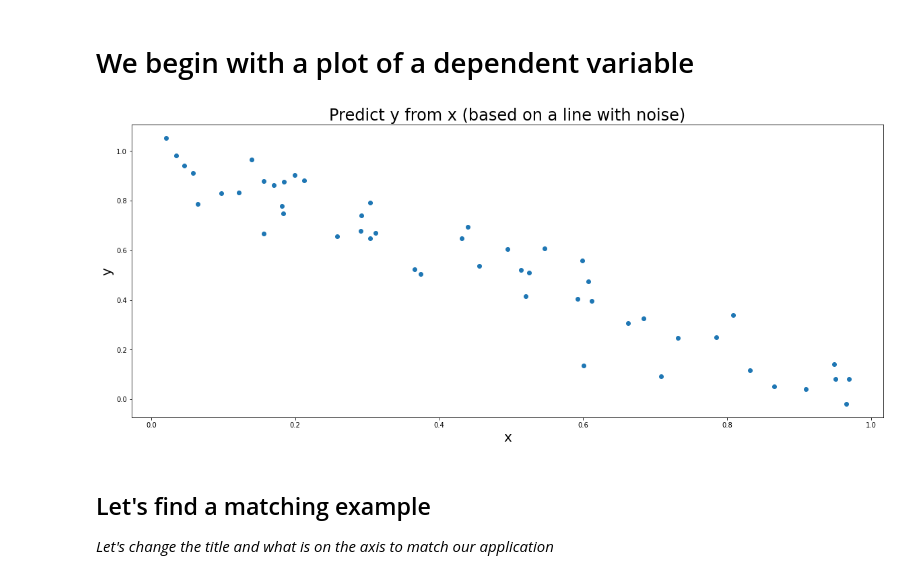
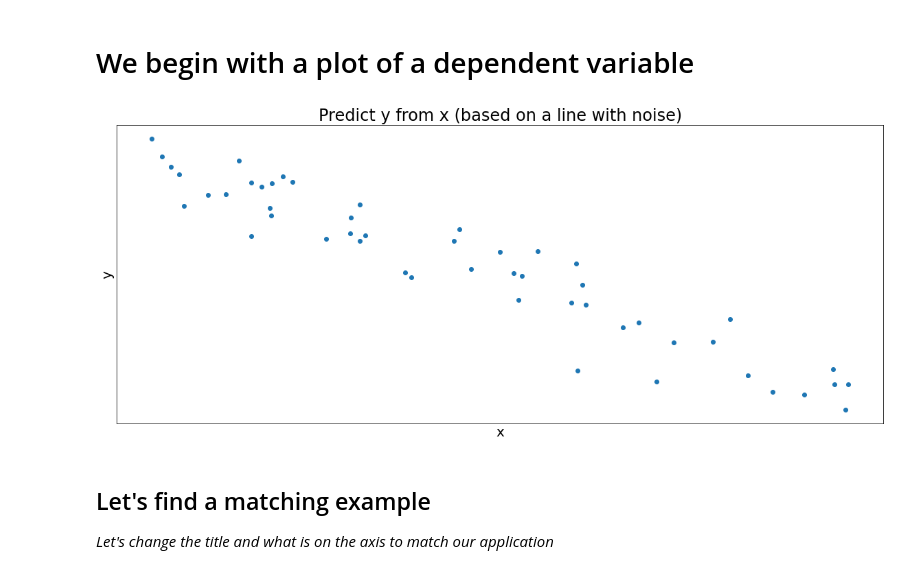
Before and after one commit to DJCordhose/deep-learning-crash-course-notebooks, a Jupyter notebook: tf-v2/live-coding-intro-twitch.ipynb, the cells around one changed output. Drawn from its saved outputs; the diff is of its cells as text; code cells hidden in the pictures.

```diff
--- a/tf-v2/live-coding-intro-twitch.ipynb
+++ b/tf-v2/live-coding-intro-twitch.ipynb
@@ -48,32 +48,36 @@ mpl.rcParams['axes.labelsize'] = 20
 # %%
 #@title A noisy line of shape y = m*x + b { run: "auto", display-mode: "form" }
 
 # https://colab.research.google.com/notebooks/forms.ipynb
 
 n = 50 #@param {type:"slider", min:10, max:500, step:1}
 m = -1 #@param {type:"slider", min:-10, max:10, step: 0.1}
 b = 1 #@param {type:"slider", min:-10, max:10, step: 0.1}
 
 noise_level = 0.1 #@param {type:"slider", min:0.0, max:1.0, step:0.1}
 
 title = 'Predict y from x (based on a line with noise)' #@param {type:"string"}
 x_label = 'x' #@param {type:"string"}
 y_label = 'y' #@param {type:"string"}
 
 import numpy as np
 np.random.seed(42)
 
 # sort is not necessary, but makes x easier to understand
 x = np.sort(np.random.uniform(0, 1, n))
 y = m*x+b + np.random.normal(0, noise_level, n)
 
 plt.xlabel(x_label)
 plt.ylabel(y_label)
+
+plt.xticks([])
+plt.yticks([])
+
 plt.title(title)
 
 plt.scatter(x, y);
 # %% [output]
-[figure, old version]
+[figure, new version]
 # %% [markdown]
 ## Let's find a matching example
 
```
Also changed, not shown: parts of 6 cells of this notebook.
